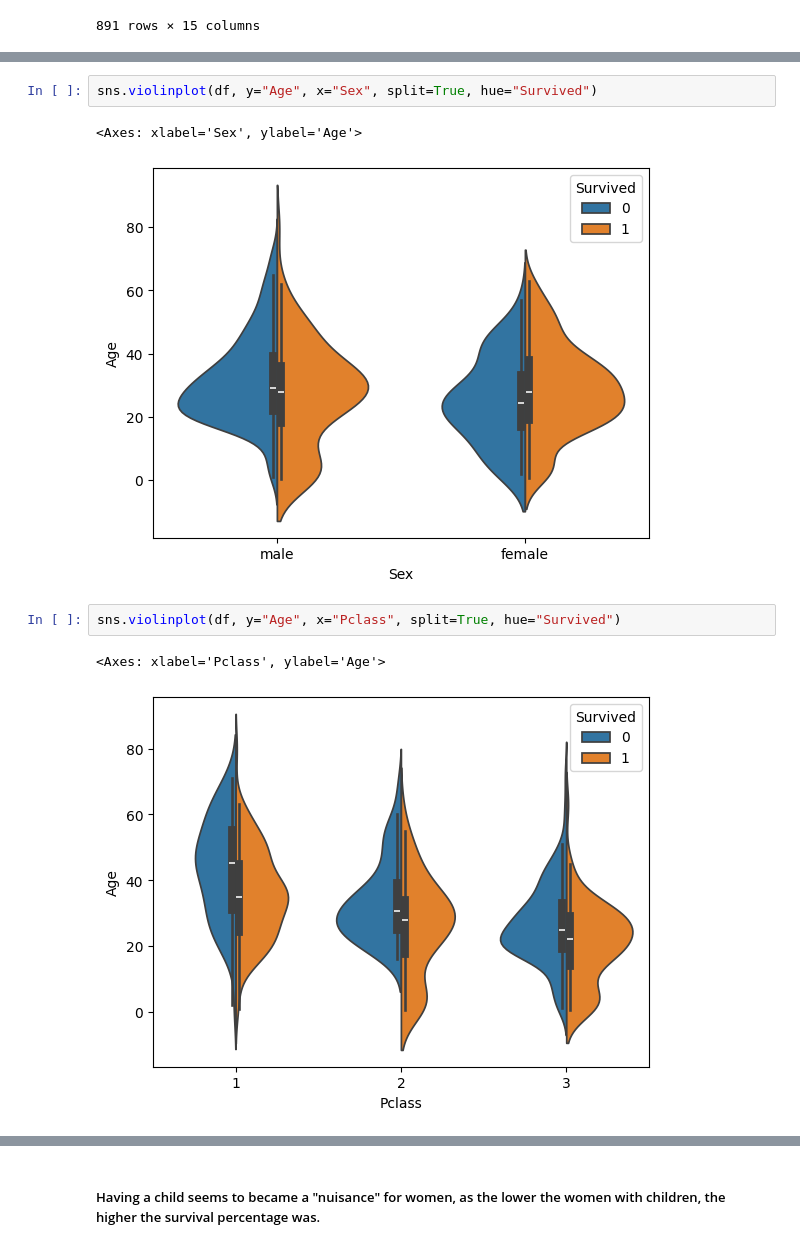
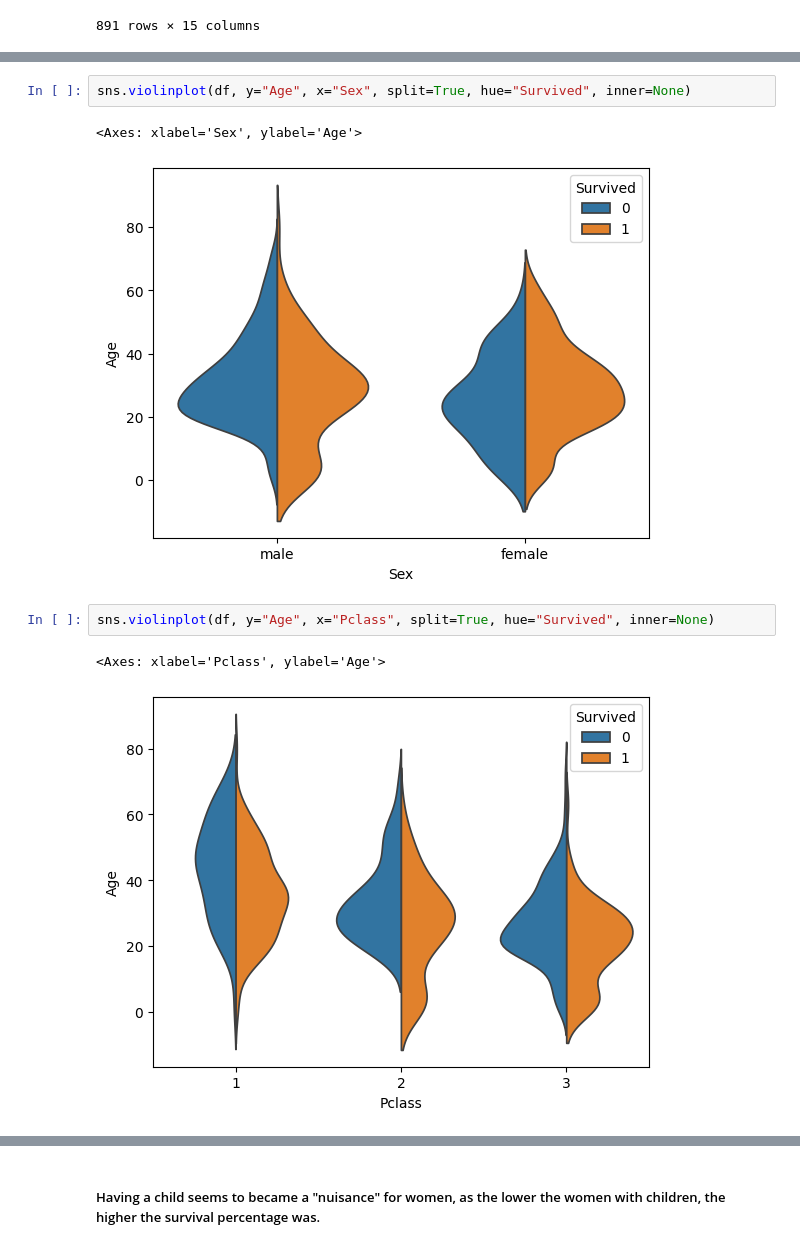
Before and after one commit to davidedigrande/titanic-dataset-eda, a Jupyter notebook: notebook.ipynb, the cells around one changed output, grey strips where cells are left out. Cells and saved outputs as stored; diff of their text form.

```diff
--- a/notebook.ipynb
+++ b/notebook.ipynb
@@ -567,11 +571,11 @@ plt.show()
 # %%
-sns.violinplot(df, y="Age", x="Sex", split=True, hue="Survived")
+sns.violinplot(df, y="Age", x="Sex", split=True, hue="Survived", inner=None)
 # %% [output]
 <Axes: xlabel='Sex', ylabel='Age'>
-[figure, old version]
+[figure, new version]
 # %%
-sns.violinplot(df, y="Age", x="Pclass", split=True, hue="Survived")
+sns.violinplot(df, y="Age", x="Pclass", split=True, hue="Survived", inner=None)
 # %% [output]
 <Axes: xlabel='Pclass', ylabel='Age'>
-[figure, old version]
+[figure, new version]
 # %%
```
Also changed, not shown: parts of 10 cells of this notebook.
